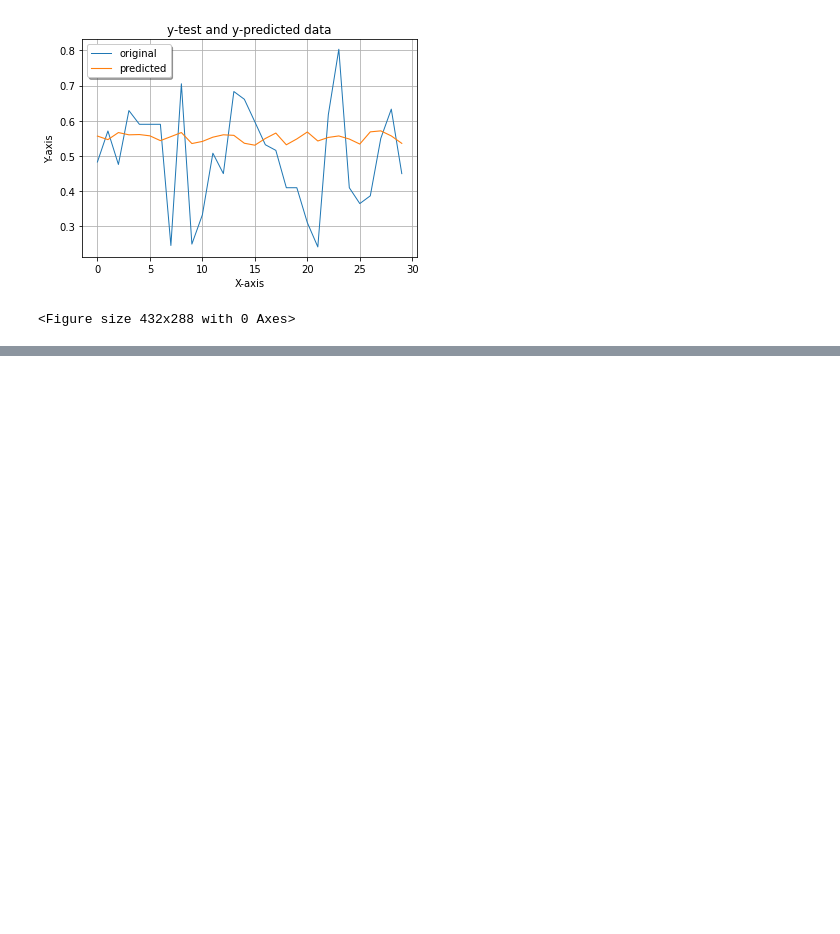
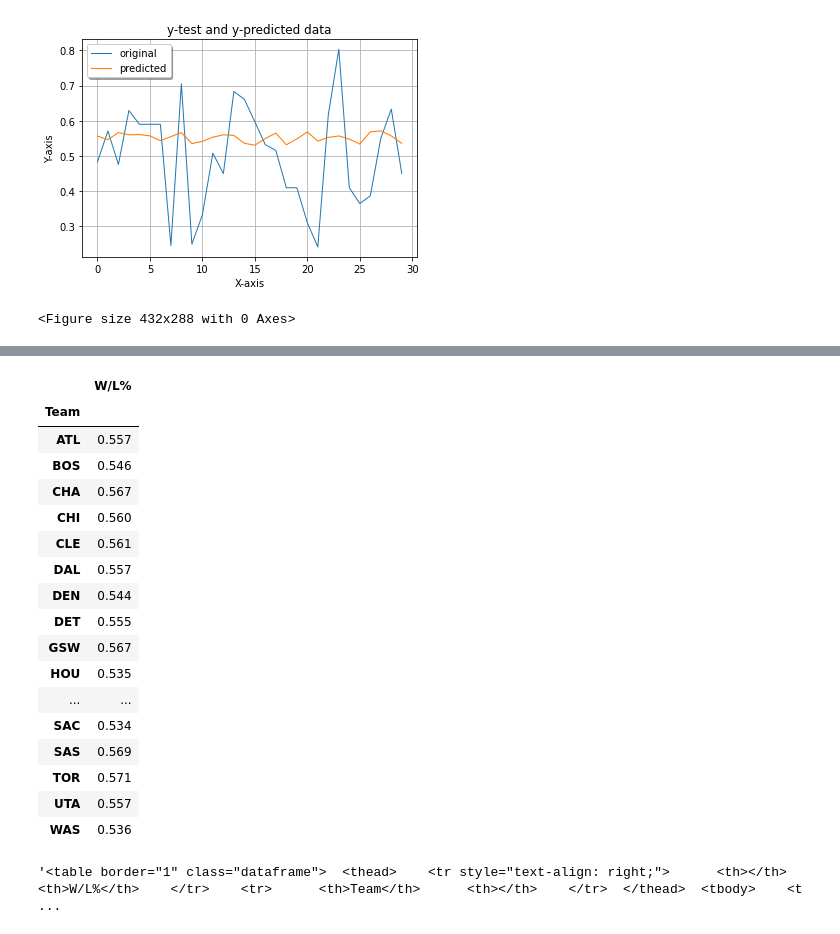
Before and after one commit to almulldreyer/machine-learning-project-4, a Jupyter notebook: main/combined model/combinedmodel.ipynb, the cells around one changed output, grey strips where cells are left out. Cells and saved outputs as stored; diff of their text form; code cells hidden in the pictures; blank space fills up the shorter version.

```diff
--- a/main/combined model/combinedmodel.ipynb
+++ b/main/combined model/combinedmodel.ipynb
@@ -165,0 +147,28 @@ predicted_df
+# %%
+predicted_df = predicted_df.set_index("Team")
+predicted_df
+# %% [output]
+|  | W/L% |
+| Team |  |
+| ATL | 0.557 |
+| BOS | 0.546 |
+| CHA | 0.567 |
+| CHI | 0.560 |
+| CLE | 0.561 |
+| DAL | 0.557 |
+| DEN | 0.544 |
+| DET | 0.555 |
+| GSW | 0.567 |
+| HOU | 0.535 |
+| ... | ... |
+| SAC | 0.534 |
+| SAS | 0.569 |
+| TOR | 0.571 |
+| UTA | 0.557 |
+| WAS | 0.536 |
+# %%
+cptable = predicted_df.to_html()
+combinedtable = cptable.replace('\n','')
+combinedtable
+# %% [output]
+'<table border="1" class="dataframe">  <thead>    <tr style="text-align: right;">      <th></th>      <th>W/L%</th>    </tr>    <tr>      <th>Team</th>      <th></th>    </tr>  </thead>  <tbody>    <t ...
```
Also changed, not shown: parts of 3 cells of this notebook, 5 other files.
